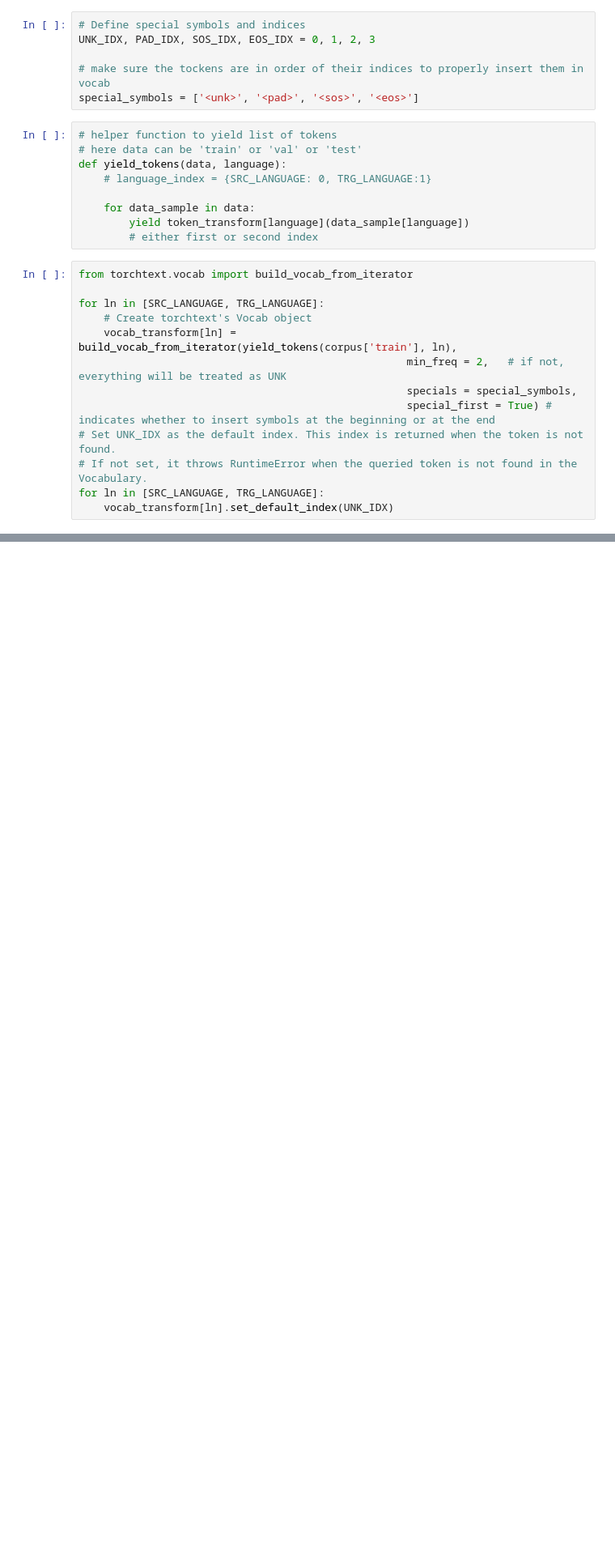
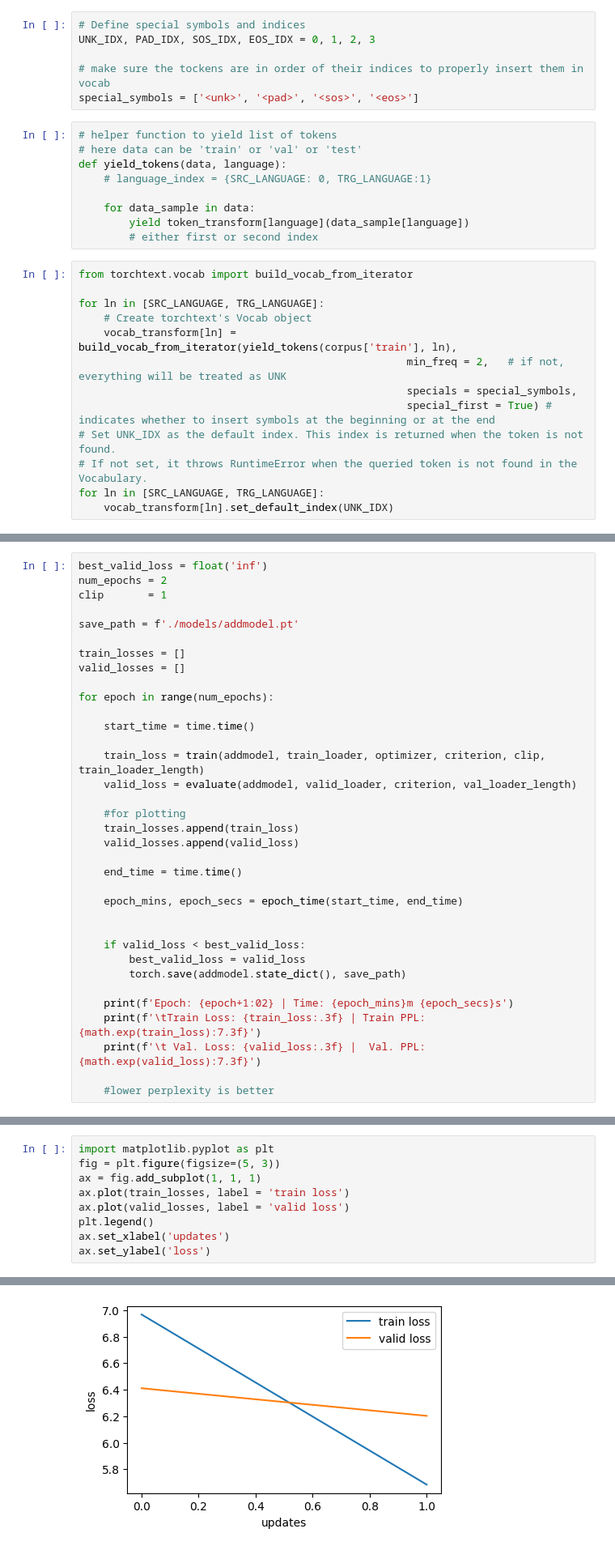
Before and after one commit to Kyi1914/NLP, a Jupyter notebook: Code/Assignment/A3 - Neural Machine Translation (MM-ENG)/A3_NML_MM-ENG.ipynb, the cells around one changed output, grey strips where cells are left out. Shown at 81% size. Saved outputs shown, nothing was run; the diff lists cells and outputs as text; blank space fills up the shorter version.

```diff
--- a/Code/Assignment/A3 - Neural Machine Translation (MM-ENG)/A3_NML_MM-ENG.ipynb
+++ b/Code/Assignment/A3 - Neural Machine Translation (MM-ENG)/A3_NML_MM-ENG.ipynb
@@ -326,0 +828,35 @@ for ln in [SRC_LANGUAGE, TRG_LANGUAGE]:
+# %%
+best_valid_loss = float('inf')
+num_epochs = 2
+clip       = 1
+
+save_path = f'./models/addmodel.pt'
+
+train_losses = []
+valid_losses = []
+
+for epoch in range(num_epochs):
+
+    start_time = time.time()
+
+    train_loss = train(addmodel, train_loader, optimizer, criterion, clip, train_loader_length)
+    valid_loss = evaluate(addmodel, valid_loader, criterion, val_loader_length)
+
+    #for plotting
+    train_losses.append(train_loss)
+    valid_losses.append(valid_loss)
+
+    end_time = time.time()
+
+    epoch_mins, epoch_secs = epoch_time(start_time, end_time)
+
+
+    if valid_loss < best_valid_loss:
+        best_valid_loss = valid_loss
+        torch.save(addmodel.state_dict(), save_path)
+
+    print(f'Epoch: {epoch+1:02} | Time: {epoch_mins}m {epoch_secs}s')
+    print(f'\tTrain Loss: {train_loss:.3f} | Train PPL: {math.exp(train_loss):7.3f}')
+    print(f'\t Val. Loss: {valid_loss:.3f} |  Val. PPL: {math.exp(valid_loss):7.3f}')
+
+    #lower perplexity is better
@@ -326,0 +870,10 @@ for ln in [SRC_LANGUAGE, TRG_LANGUAGE]:
+# %%
+import matplotlib.pyplot as plt
+fig = plt.figure(figsize=(5, 3))
+ax = fig.add_subplot(1, 1, 1)
+ax.plot(train_losses, label = 'train loss')
+ax.plot(valid_losses, label = 'valid loss')
+plt.legend()
+ax.set_xlabel('updates')
+ax.set_ylabel('loss')
+# %% [output]
@@ -326,0 +881 @@ for ln in [SRC_LANGUAGE, TRG_LANGUAGE]:
+[figure, added]
```
Also changed, not shown: parts of 38 cells of this notebook, 1 other file.
